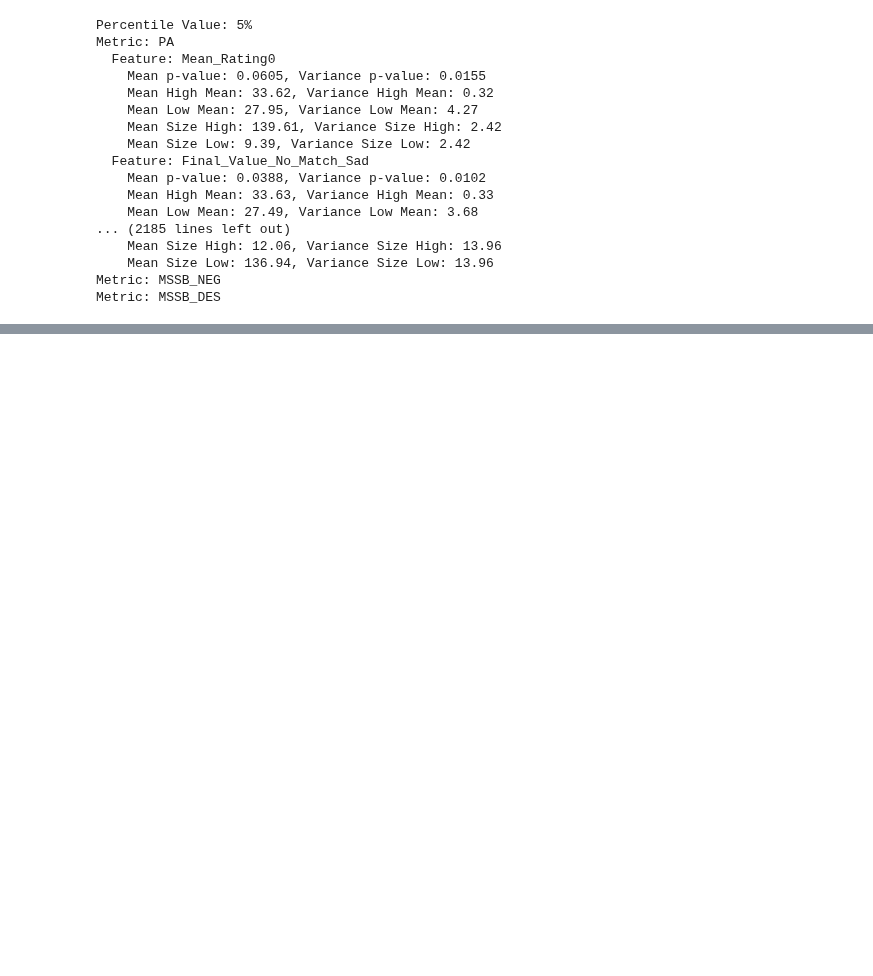
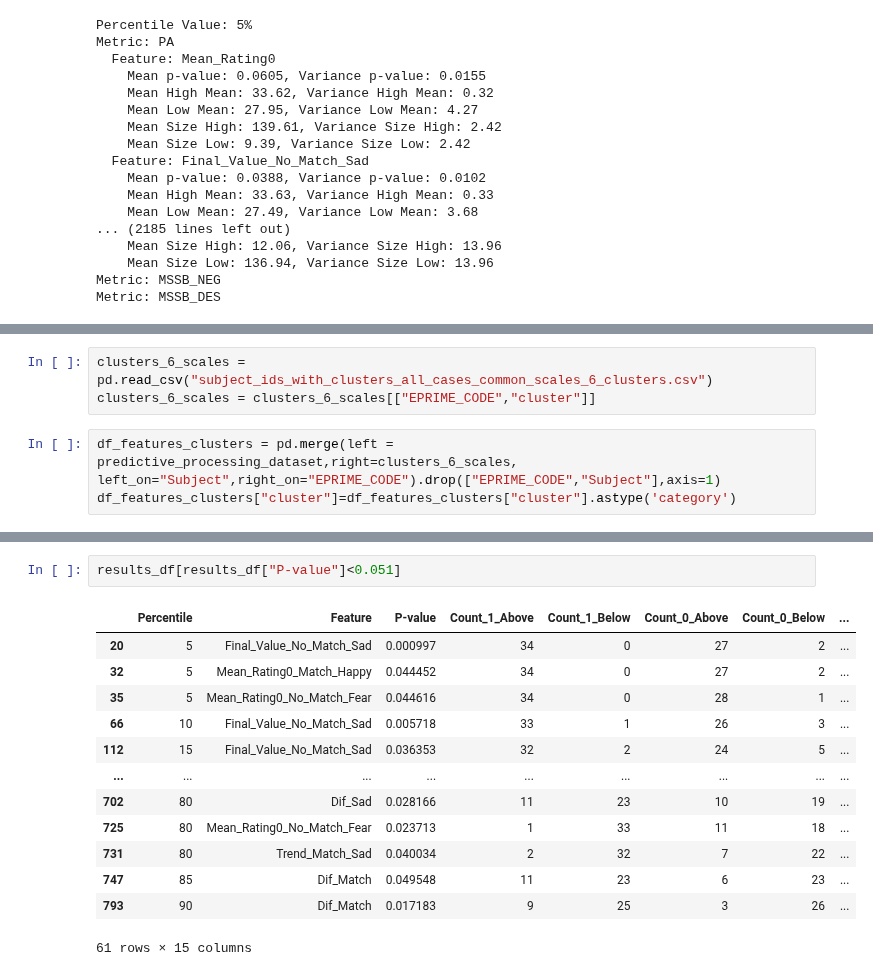
Before and after one commit to ManuIluro22/CasLAB-Predictive-Processing, a Jupyter notebook: Clustering_Predictive_Processing/Distributional_Analysis.ipynb, the cells around one changed output, grey strips where cells are left out. Cells and saved outputs as stored; diff of their text form; blank space fills up the shorter version.

Commit message:
Comparing with Scales Clusters

```diff
--- a/Clustering_Predictive_Processing/Distributional_Analysis.ipynb
+++ b/Clustering_Predictive_Processing/Distributional_Analysis.ipynb
@@ -589,0 +594,6 @@ Metric: MSSB_DES
+# %%
+clusters_6_scales = pd.read_csv("subject_ids_with_clusters_all_cases_common_scales_6_clusters.csv")
+clusters_6_scales = clusters_6_scales[["EPRIME_CODE","cluster"]]
+# %%
+df_features_clusters = pd.merge(left = predictive_processing_dataset,right=clusters_6_scales, left_on="Subject",right_on="EPRIME_CODE").drop(["EPRIME_CODE","Subject"],axis=1)
+df_features_clusters["cluster"]=df_features_clusters["cluster"].astype('category')
@@ -589,0 +651,16 @@ Metric: MSSB_DES
+# %%
+results_df[results_df["P-value"]<0.051]
+# %% [output]
+|  | Percentile | Feature | P-value | Count_1_Above | Count_1_Below | Count_0_Above | Count_0_Below | ... |
+| 20 | 5 | Final_Value_No_Match_Sad | 0.000997 | 34 | 0 | 27 | 2 | ... |
+| 32 | 5 | Mean_Rating0_Match_Happy | 0.044452 | 34 | 0 | 27 | 2 | ... |
+| 35 | 5 | Mean_Rating0_No_Match_Fear | 0.044616 | 34 | 0 | 28 | 1 | ... |
+| 66 | 10 | Final_Value_No_Match_Sad | 0.005718 | 33 | 1 | 26 | 3 | ... |
+| 112 | 15 | Final_Value_No_Match_Sad | 0.036353 | 32 | 2 | 24 | 5 | ... |
+| ... | ... | ... | ... | ... | ... | ... | ... | ... |
+| 702 | 80 | Dif_Sad | 0.028166 | 11 | 23 | 10 | 19 | ... |
+| 725 | 80 | Mean_Rating0_No_Match_Fear | 0.023713 | 1 | 33 | 11 | 18 | ... |
+| 731 | 80 | Trend_Match_Sad | 0.040034 | 2 | 32 | 7 | 22 | ... |
+| 747 | 85 | Dif_Match | 0.049548 | 11 | 23 | 6 | 23 | ... |
+| 793 | 90 | Dif_Match | 0.017183 | 9 | 25 | 3 | 26 | ... |
+61 rows × 15 columns
```
Also changed, not shown: parts of 12 cells of this notebook.
